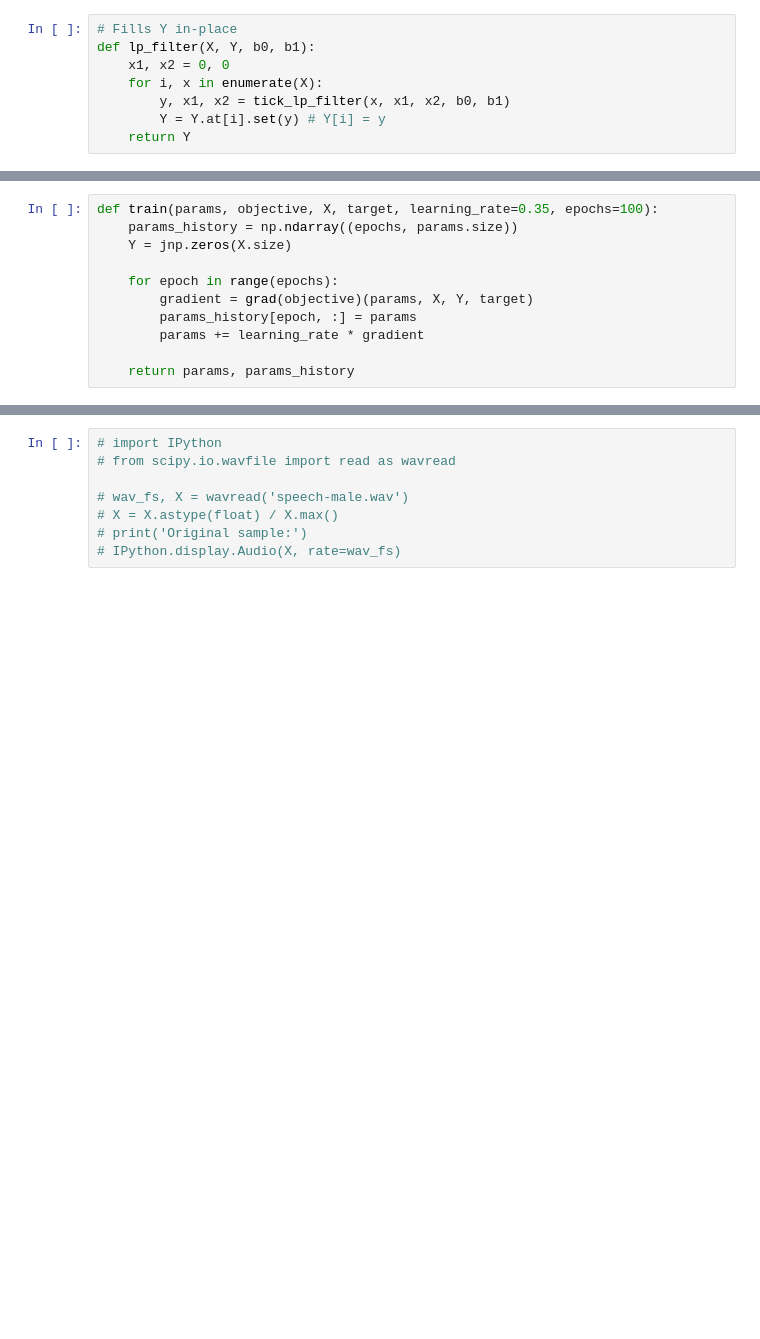
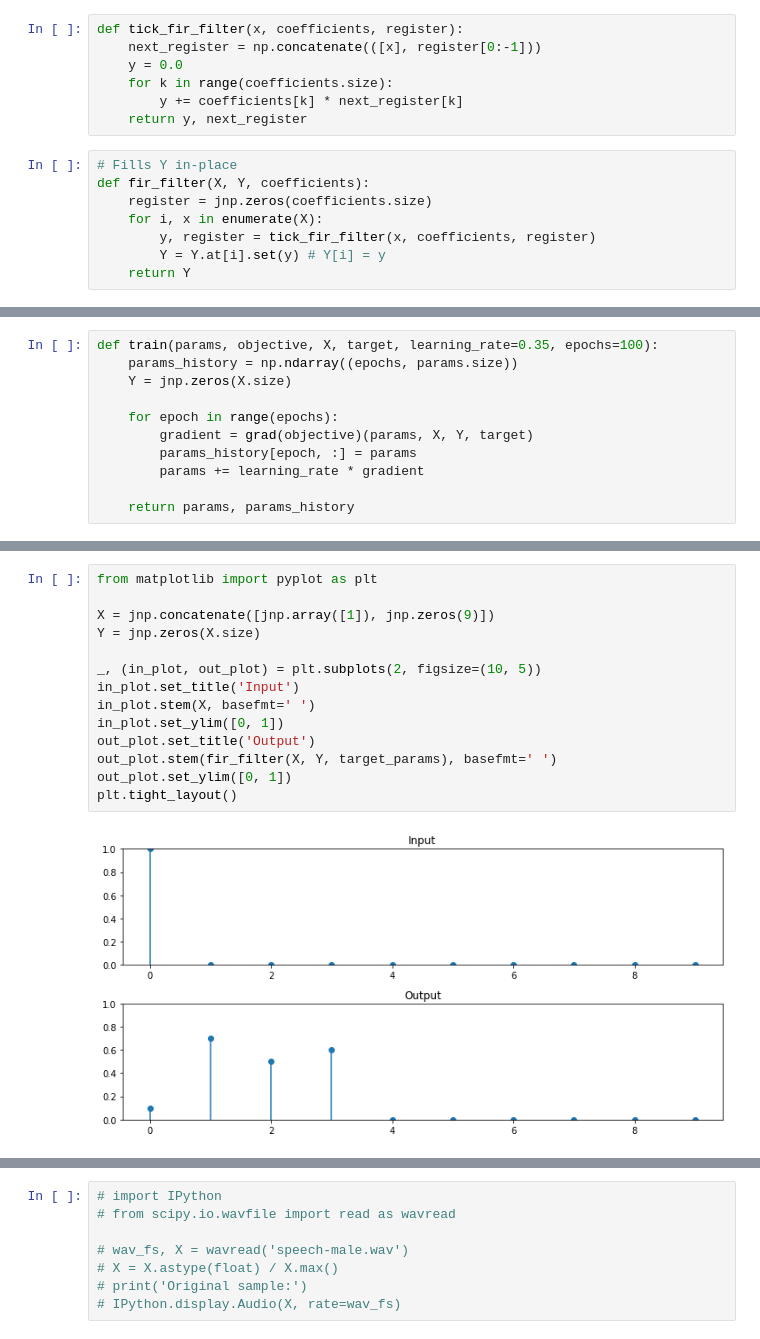
Before and after one commit to khiner/jaxdsp, a Jupyter notebook: jax_audio_experiments.ipynb, the cells around one changed output, grey strips where cells are left out. Drawn from its saved outputs; the diff is of its cells as text; blank space fills up the shorter version.

```diff
--- a/jax_audio_experiments.ipynb
+++ b/jax_audio_experiments.ipynb
@@ -14,9 +8,16 @@ def tick_lp_filter(x, x1, x2, b0, b1):
+# %%
+def tick_fir_filter(x, coefficients, register):
+    next_register = np.concatenate(([x], register[0:-1]))
+    y = 0.0
+    for k in range(coefficients.size):
+        y += coefficients[k] * next_register[k]
+    return y, next_register
 # %%
 # Fills Y in-place
-def lp_filter(X, Y, b0, b1):
-    x1, x2 = 0, 0
+def fir_filter(X, Y, coefficients):
+    register = jnp.zeros(coefficients.size)
     for i, x in enumerate(X):
-        y, x1, x2 = tick_lp_filter(x, x1, x2, b0, b1)
+        y, register = tick_fir_filter(x, coefficients, register)
         Y = Y.at[i].set(y) # Y[i] = y
     return Y
 # %%
@@ -63,2 +51,18 @@ def train(params, objective, X, target, learning_rate=0.35, epochs=100):
+# %%
+from matplotlib import pyplot as plt
+
+X = jnp.concatenate([jnp.array([1]), jnp.zeros(9)])
+Y = jnp.zeros(X.size)
+
+_, (in_plot, out_plot) = plt.subplots(2, figsize=(10, 5))
+in_plot.set_title('Input')
+in_plot.stem(X, basefmt=' ')
+in_plot.set_ylim([0, 1])
+out_plot.set_title('Output')
+out_plot.stem(fir_filter(X, Y, target_params), basefmt=' ')
+out_plot.set_ylim([0, 1])
+plt.tight_layout()
+# %% [output]
+[figure, added]
 # %%
 %%time
```
Also changed, not shown: parts of 11 cells of this notebook.
